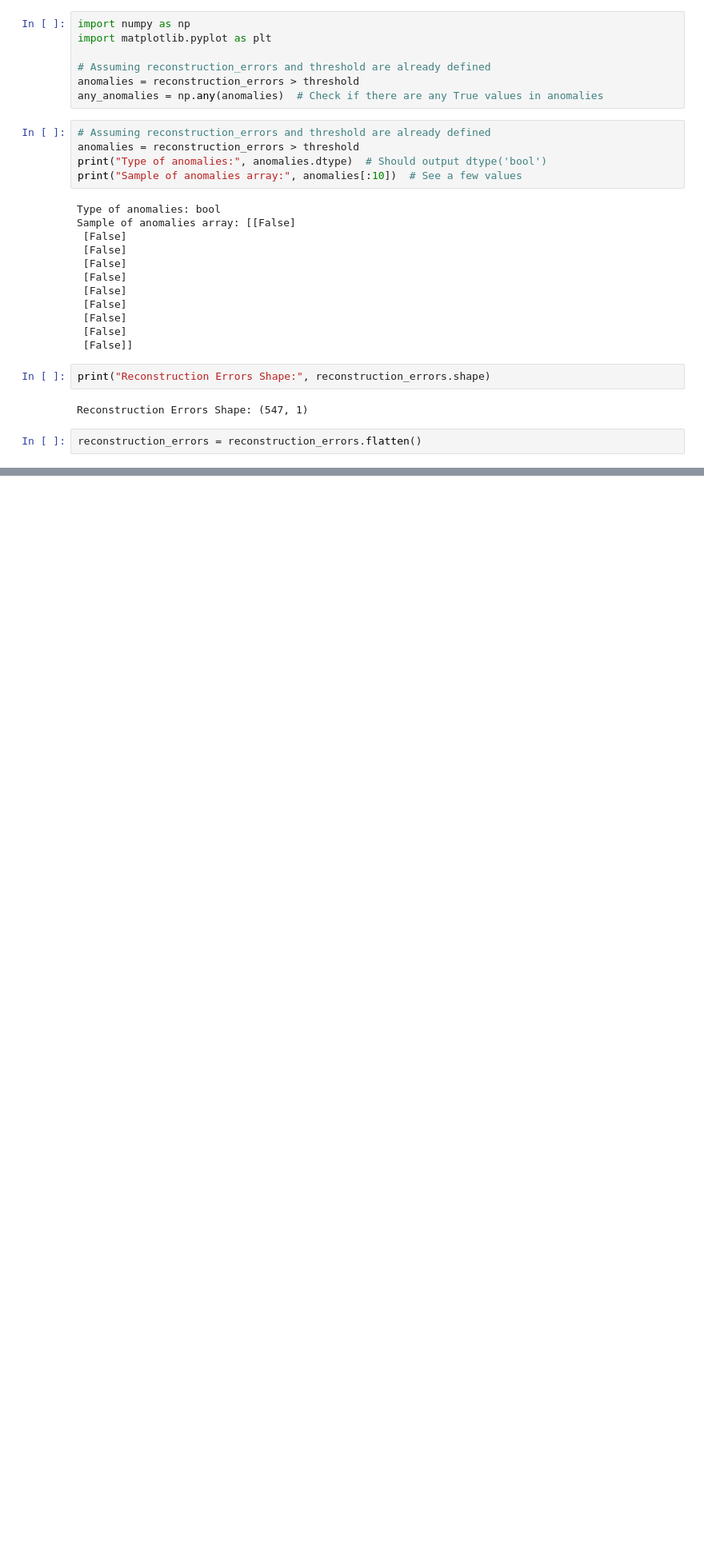
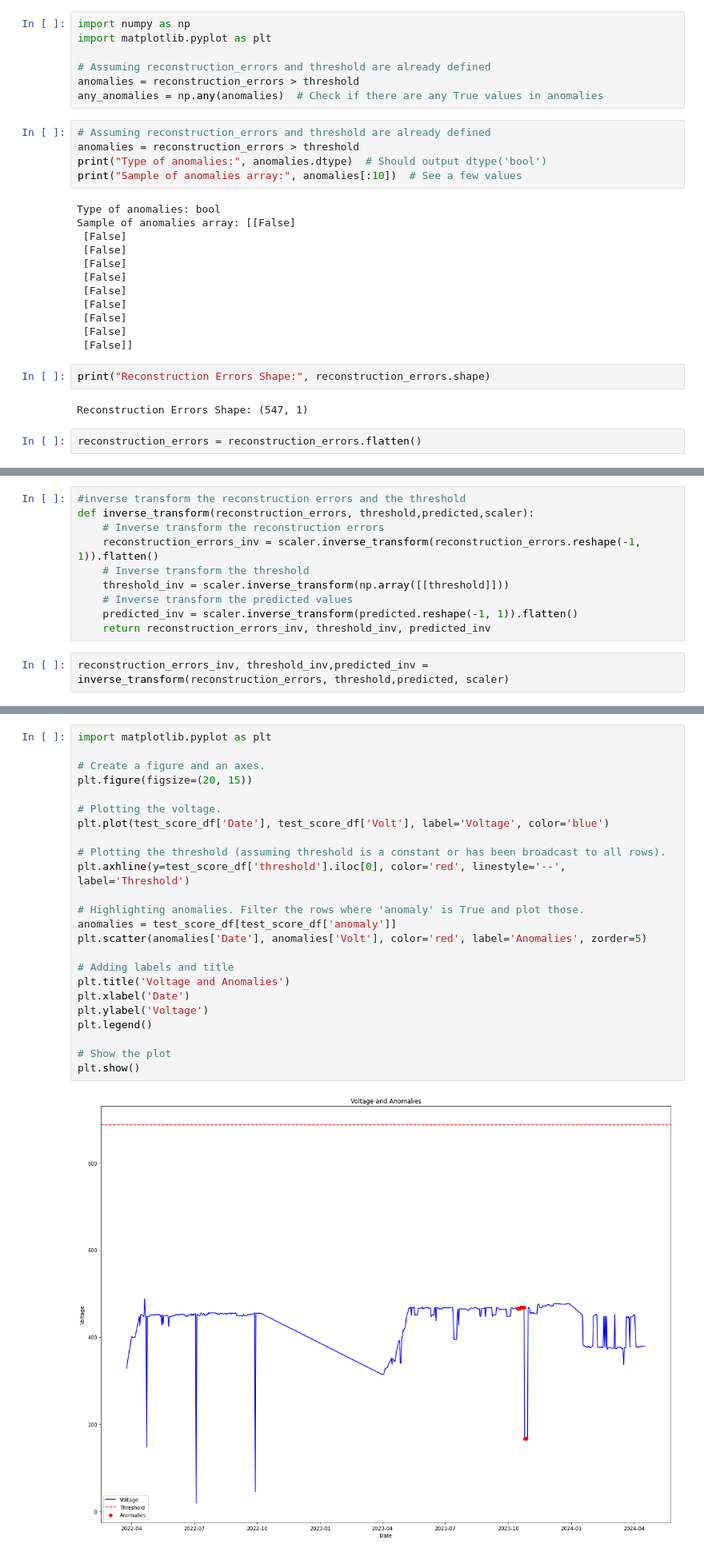
Before and after one commit to Rian021102/esp_forecasting, a Jupyter notebook: notebook/anomalydet.ipynb, the cells around one changed output, grey strips where cells are left out. Shown: that part at 80% size. Cells and saved outputs as stored; diff of their text form; blank space fills up the shorter version.

```diff
--- a/notebook/anomalydet.ipynb
+++ b/notebook/anomalydet.ipynb
@@ -322,0 +349,12 @@ plt.show()
+# %%
+#inverse transform the reconstruction errors and the threshold
+def inverse_transform(reconstruction_errors, threshold,predicted,scaler):
+    # Inverse transform the reconstruction errors
+    reconstruction_errors_inv = scaler.inverse_transform(reconstruction_errors.reshape(-1, 1)).flatten()
+    # Inverse transform the threshold
+    threshold_inv = scaler.inverse_transform(np.array([[threshold]]))
+    # Inverse transform the predicted values
+    predicted_inv = scaler.inverse_transform(predicted.reshape(-1, 1)).flatten()
+    return reconstruction_errors_inv, threshold_inv, predicted_inv
+# %%
+reconstruction_errors_inv, threshold_inv,predicted_inv = inverse_transform(reconstruction_errors, threshold,predicted, scaler)
@@ -322,0 +452,26 @@ plt.show()
+# %%
+import matplotlib.pyplot as plt
+
+# Create a figure and an axes.
+plt.figure(figsize=(20, 15))
+
+# Plotting the voltage.
+plt.plot(test_score_df['Date'], test_score_df['Volt'], label='Voltage', color='blue')
+
+# Plotting the threshold (assuming threshold is a constant or has been broadcast to all rows).
+plt.axhline(y=test_score_df['threshold'].iloc[0], color='red', linestyle='--', label='Threshold')
+
+# Highlighting anomalies. Filter the rows where 'anomaly' is True and plot those.
+anomalies = test_score_df[test_score_df['anomaly']]
+plt.scatter(anomalies['Date'], anomalies['Volt'], color='red', label='Anomalies', zorder=5)
+
+# Adding labels and title
+plt.title('Voltage and Anomalies')
+plt.xlabel('Date')
+plt.ylabel('Voltage')
+plt.legend()
+
+# Show the plot
+plt.show()
+# %% [output]
+[figure, added]
```
Also changed, not shown: parts of 17 cells of this notebook, 3 other files.
